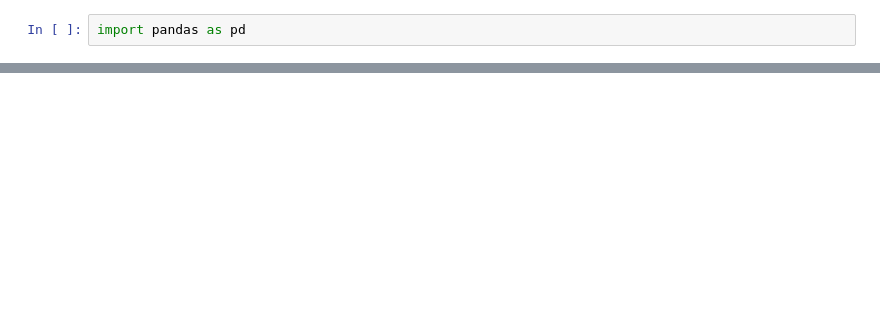
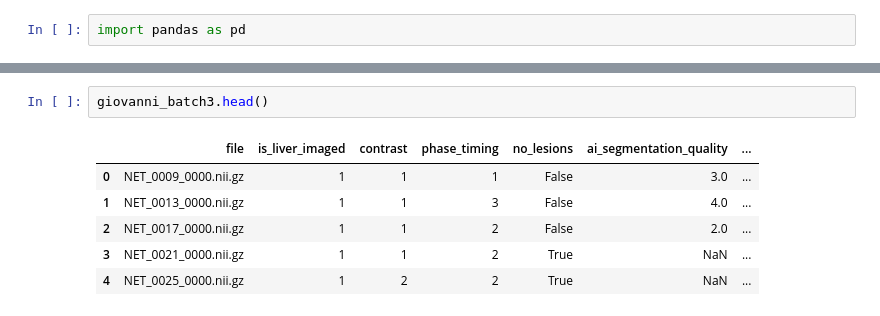
Before and after one commit to ljestaciocerquin/contrast_phase, a Jupyter notebook: data/inter_reader_agreement.ipynb, the cells around one changed output, grey strips where cells are left out. Drawn from its saved outputs; the diff is of its cells as text; blank space fills up the shorter version.

```diff
--- a/data/inter_reader_agreement.ipynb
+++ b/data/inter_reader_agreement.ipynb
@@ -27,0 +47,9 @@ print(len(giovanni_batch3), len(christina_batch3))
+# %%
+giovanni_batch3.head()
+# %% [output]
+|  | file | is_liver_imaged | contrast | phase_timing | no_lesions | ai_segmentation_quality | ... |
+| 0 | NET_0009_0000.nii.gz | 1 | 1 | 1 | False | 3.0 | ... |
+| 1 | NET_0013_0000.nii.gz | 1 | 1 | 3 | False | 4.0 | ... |
+| 2 | NET_0017_0000.nii.gz | 1 | 1 | 2 | False | 2.0 | ... |
+| 3 | NET_0021_0000.nii.gz | 1 | 1 | 2 | True | NaN | ... |
+| 4 | NET_0025_0000.nii.gz | 1 | 2 | 2 | True | NaN | ... |
```
Also changed, not shown: parts of 29 cells of this notebook, 12 other files.
